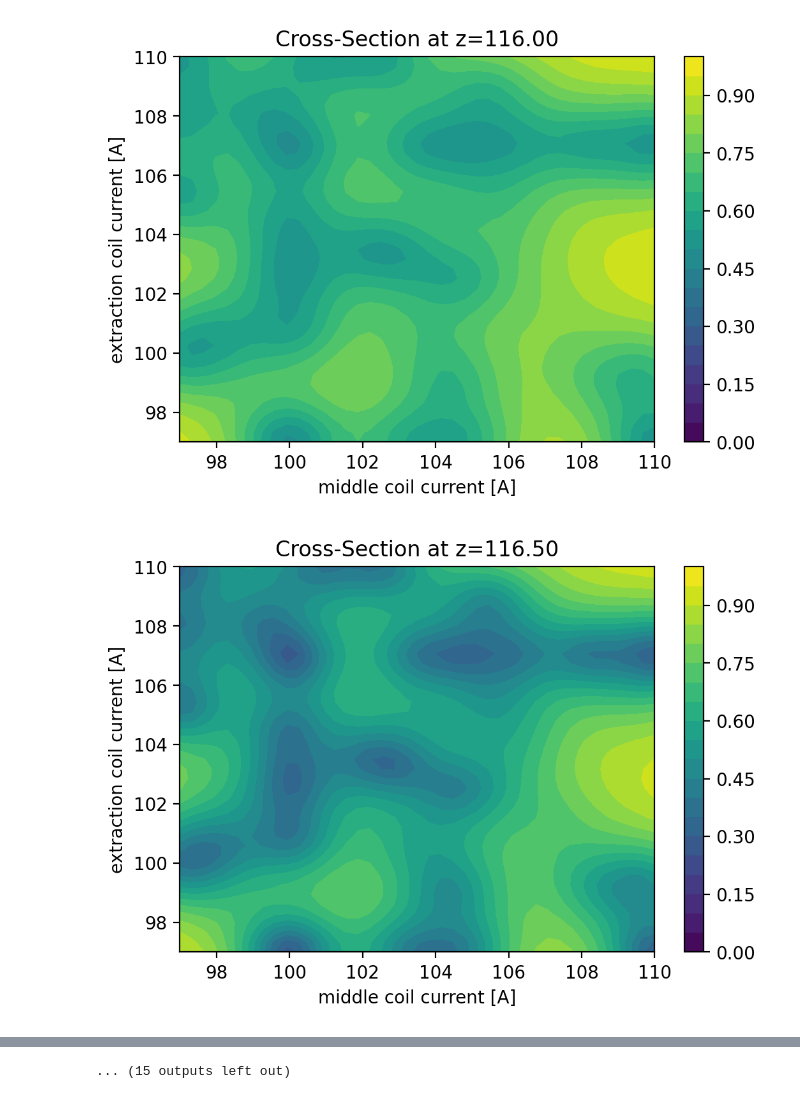
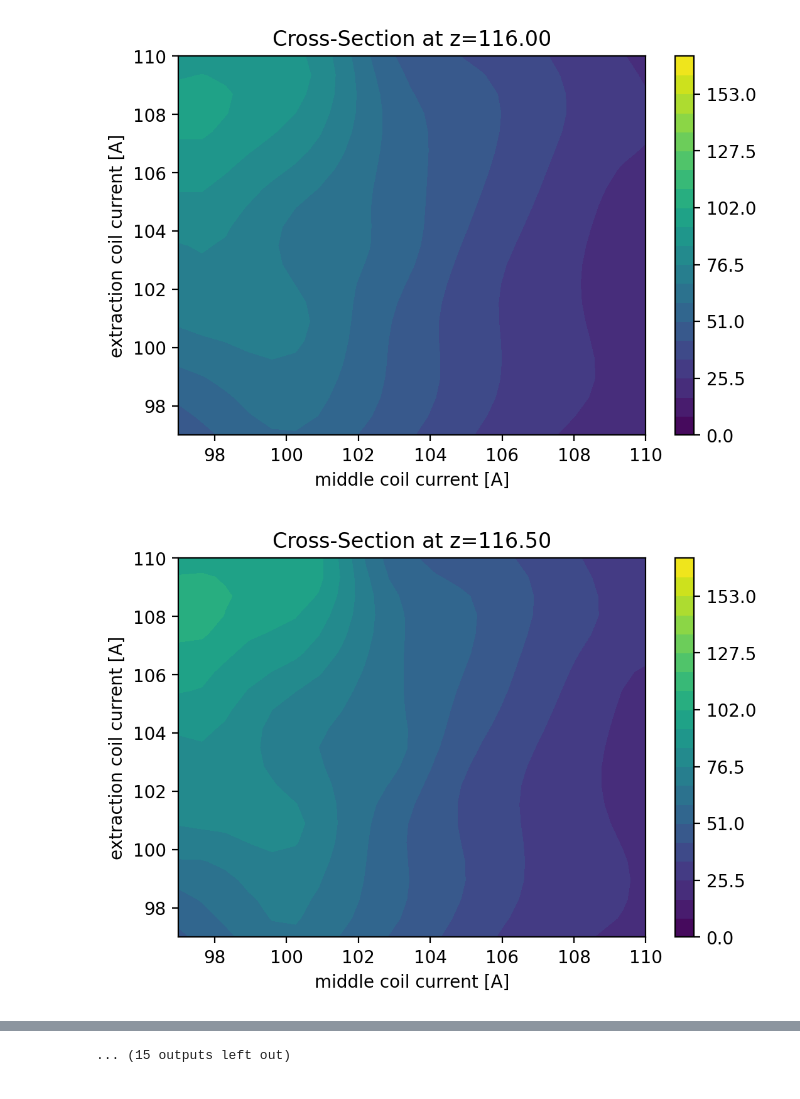
Before and after one commit to yubinhu/Venus-Exploration, a Jupyter notebook: Gaussian Regression on All Data.ipynb, the cells around one changed output, grey strips where cells are left out. Saved outputs shown, nothing was run; the diff lists cells and outputs as text; code cells hidden in the pictures.

```diff
--- a/Gaussian Regression on All Data.ipynb
+++ b/Gaussian Regression on All Data.ipynb
@@ -85,12 +139,13 @@ def results_to_csv(y_test, title = 'submission.csv'):
 # %%
-alpha = 0.1
-kernel = Matern(nu=2.5)
-gpr = GaussianProcessRegressor(kernel=kernel,random_state=0, alpha=alpha).fit(X[:-20], y[:-20])
+alpha = 0.15 # best value is 0.15
+kernel = Matern(nu=0.66)
+# kernel = RBF() #
+
+gpr = GaussianProcessRegressor(kernel=kernel,random_state=0, alpha=alpha).fit(venus.X_train, venus.y_train)
 
 # check
-print("Training score:%f"%gpr.score(X[:-20], y[:-20]))
-print("Test score:%f (This should be slightly less than training, otherwise decrease alpha)"%gpr.score(X[-20:], y[-20:]))
-gpr = GaussianProcessRegressor(kernel=kernel,random_state=1, alpha=alpha).fit(X, y)
+print("Train score: %f"%gpr.score(venus.X_train, venus.y_train))
+print("Test score:  %f "%gpr.score(venus.X_valid, venus.y_valid))
 
 # TODO: randomize test set
 # TODO: plot variance on the same plots
@@ -99,0 +191,9 @@ Test score:0.963480 (This should be slightly less than training, otherwise decre
+# %%
+# use all available data for the final model
+kernel = Matern(nu=0.66)
+
+venus_whole = MyDataset(X, None, y, None)
+venus_whole.normalize()
+
+gpr = GaussianProcessRegressor(kernel=kernel,random_state=1, alpha=alpha).fit(venus_whole.X_train, venus_whole.y_train)
+print("Whole dataset training score: %f"%gpr.score(venus_whole.X_train, venus_whole.y_train))
@@ -103,18 +208,20 @@ Test score:0.963480 (This should be slightly less than training, otherwise decre
 def plot_cross_section(gpr, z_plot, plotVar=False):
     def gauss_mean(x, y, z=123):
         arr = np.array([[x,y,z]])
+        arr = venus_whole.normalize_vec(arr)
         result = gpr.predict(arr)
         return result
 
     def gauss_var(x, y, z=123):
         arr = np.array([[x,y,z]])
+        arr = venus_whole.normalize_vec(arr)
         result = gpr.predict(arr, return_std=True)[1]
         return result
     if plotVar:
         func = gauss_var
     else:
         func = gauss_mean
-    n_plot = 41
+    n_plot = 21
     x = np.linspace(97, 110, n_plot)
     y = np.linspace(97, 110, n_plot)
     z = np.array([func(i,j,z=z_plot) for j in y for i in x])
@@ -122,7 +229,7 @@ def plot_cross_section(gpr, z_plot, plotVar=False):
     X, Y = np.meshgrid(x, y)
     Z = z.reshape(n_plot, n_plot)
 
-    levels = np.linspace(0, 1, 21) if plotVar else np.linspace(0, 170, 21)
+    levels = np.linspace(0, 1, n_plot) if plotVar else np.linspace(0, 170, n_plot)
     img=plt.contourf(X, Y, Z, levels=levels)
     plt.colorbar(img)
 
@@ -134,5 +241,5 @@ def plot_cross_section(gpr, z_plot, plotVar=False):
     plt.savefig(filename)
     plt.show()
     return
-plot_cross_section(gpr, 120, plotVar=True)
+plot_cross_section(gpr, 126, plotVar=False)
 # %% [output]
@@ -140,6 +247,6 @@ plot_cross_section(gpr, 120, plotVar=True)
 # %%
 for z in np.linspace(116, 129, 27):
-    plot_cross_section(gpr, z, plotVar=True)
+    plot_cross_section(gpr, z, plotVar=False)
 # %% [output]
-[figure, old version]
+[figure, new version]
-[figure, old version]
+[figure, new version]
```
Also changed, not shown: parts of 10 cells of this notebook, 7 other files.
